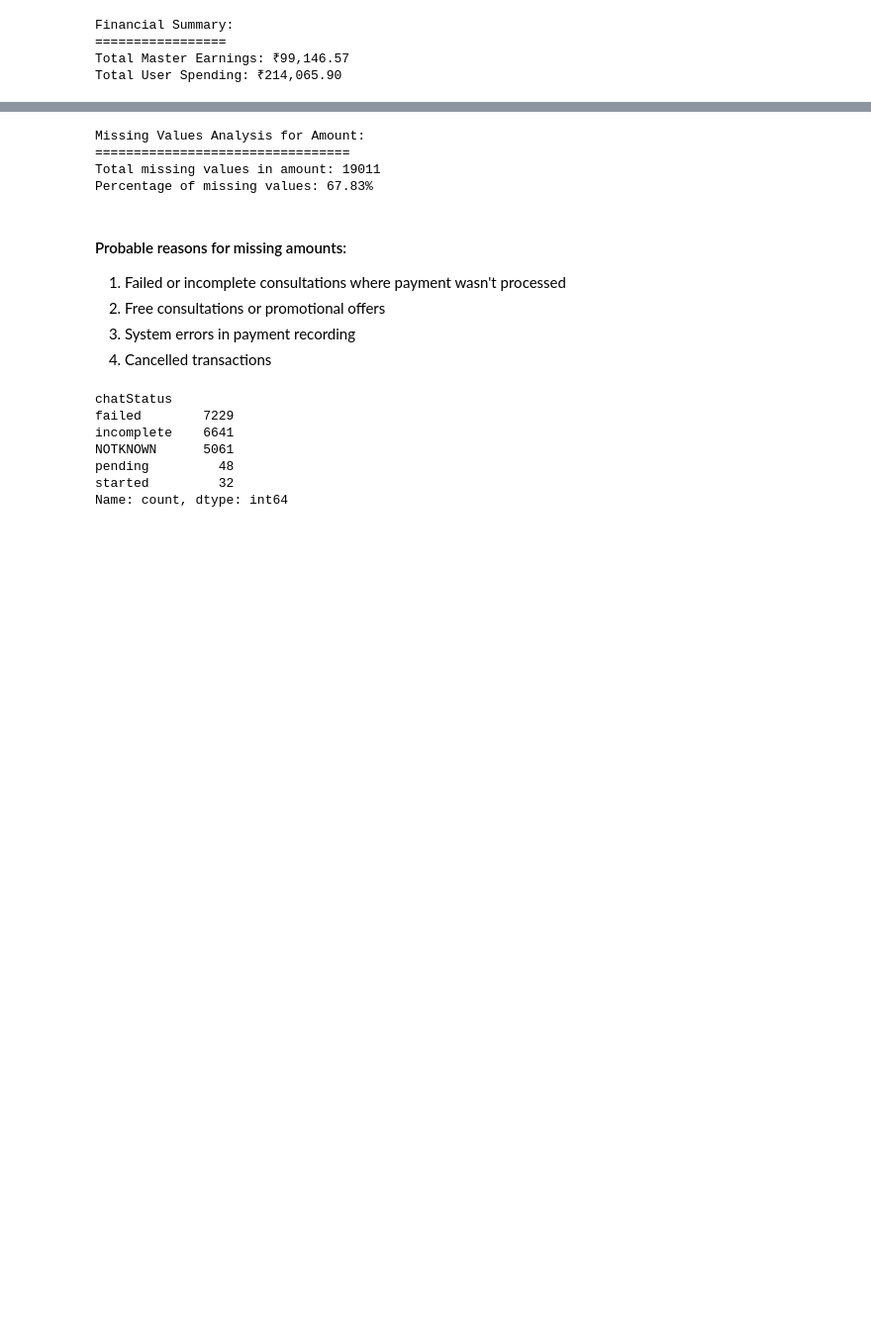
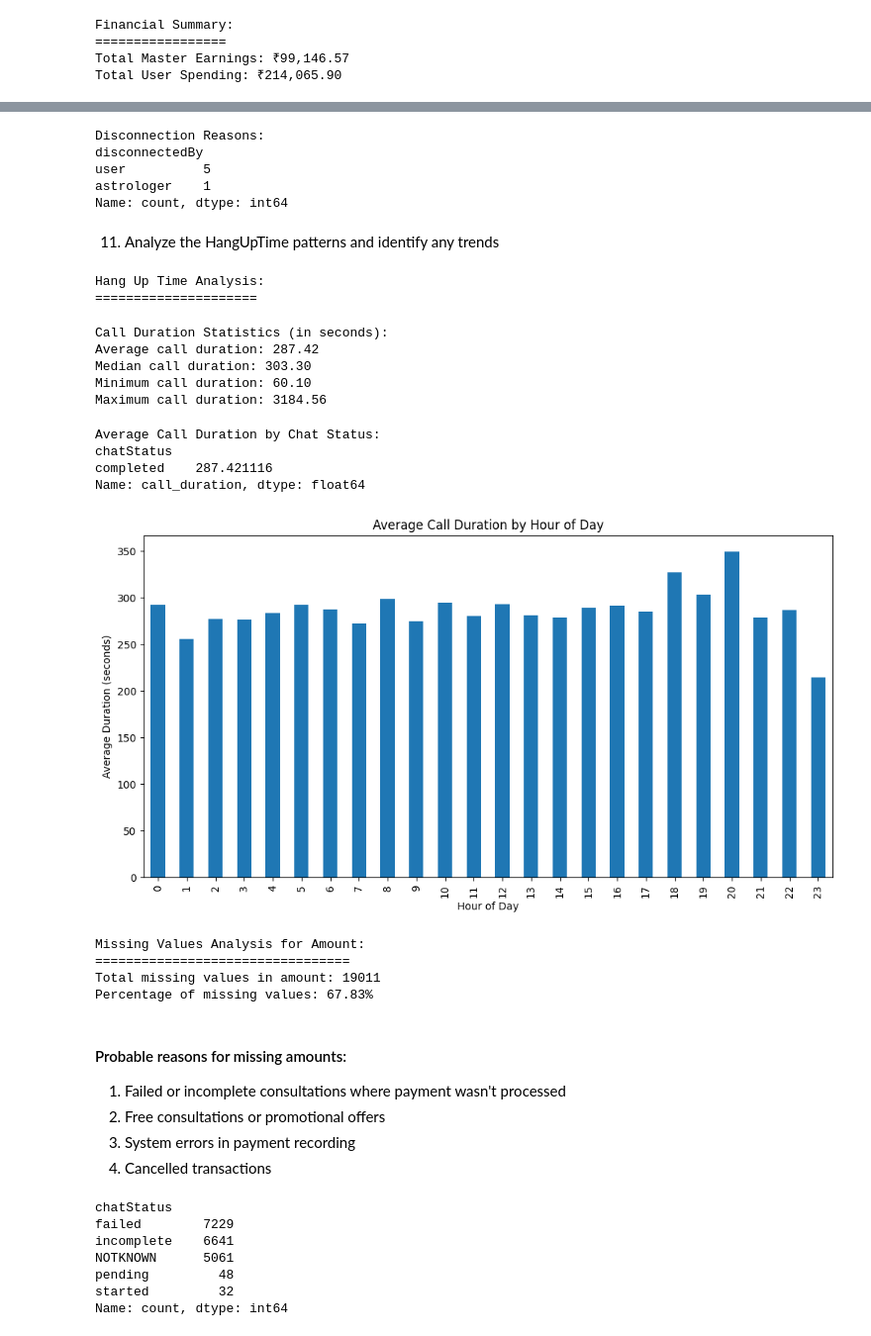
Before and after one commit to abhashgoyal/GuruCool-Analysis, a Jupyter notebook: Notebook/DataExplorations.ipynb, the cells around one changed output, grey strips where cells are left out. Shown at 99% size. Saved outputs shown, nothing was run; the diff lists cells and outputs as text; code cells hidden in the pictures; blank space fills up the shorter version.

```diff
--- a/Notebook/DataExplorations.ipynb
+++ b/Notebook/DataExplorations.ipynb
@@ -807,0 +879,6 @@ Average User Spending: ₹7.64
+# %%
+valid_calls = data[mask].copy()
+valid_calls['createdAt'] = pd.to_datetime(valid_calls['createdAt'])
+valid_calls['chatStartTime'] = pd.to_datetime(valid_calls['chatStartTime'])
+# %%
+valid_calls['connection_time'] = (valid_calls['chatStartTime'] - valid_calls['createdAt']).dt.total_seconds()
@@ -808,3 +914,54 @@ Average User Spending: ₹7.64
+# %%
+
+
+
+if 'disconnectedBy' in valid_calls.columns:
+    print("\nDisconnection Reasons:")
+    print(valid_calls['disconnectedBy'].value_counts())
+# %% [output]
+Disconnection Reasons:
+disconnectedBy
+user          5
+astrologer    1
+Name: count, dtype: int64
+# %% [markdown]
+ 11. Analyze the HangUpTime patterns and identify any trends
+# %%
+valid_calls['call_duration'] = (valid_calls['chatEndTime'] - valid_calls['chatStartTime']).dt.total_seconds()
+# %% [output]
+Hang Up Time Analysis:
+=====================
+# %%
+print("\nCall Duration Statistics (in seconds):")
+print(f"Average call duration: {valid_calls['call_duration'].mean():.2f}")
+print(f"Median call duration: {valid_calls['call_duration'].median():.2f}")
+print(f"Minimum call duration: {valid_calls['call_duration'].min():.2f}")
+print(f"Maximum call duration: {valid_calls['call_duration'].max():.2f}")
+# %% [output]
+Call Duration Statistics (in seconds):
+Average call duration: 287.42
+Median call duration: 303.30
+Minimum call duration: 60.10
+Maximum call duration: 3184.56
+# %%
+print("\nAverage Call Duration by Chat Status:")
+print(valid_calls.groupby('chatStatus')['call_duration'].mean())
+
+valid_calls['hour_of_day'] = valid_calls['chatEndTime'].dt.hour
+# %% [output]
+Average Call Duration by Chat Status:
+chatStatus
+completed    287.421116
+Name: call_duration, dtype: float64
+# %%
+plt.figure(figsize=(12, 6))
+valid_calls.groupby('hour_of_day')['call_duration'].mean().plot(kind='bar')
+plt.title('Average Call Duration by Hour of Day')
+plt.xlabel('Hour of Day')
+plt.ylabel('Average Duration (seconds)')
+plt.show()
+# %% [output]
+[figure, added]
 # %%
 # Analyze missing values in amount column
 print("\nMissing Values Analysis for Amount:")
```
Also changed, not shown: parts of 37 cells of this notebook, 1 other file.
